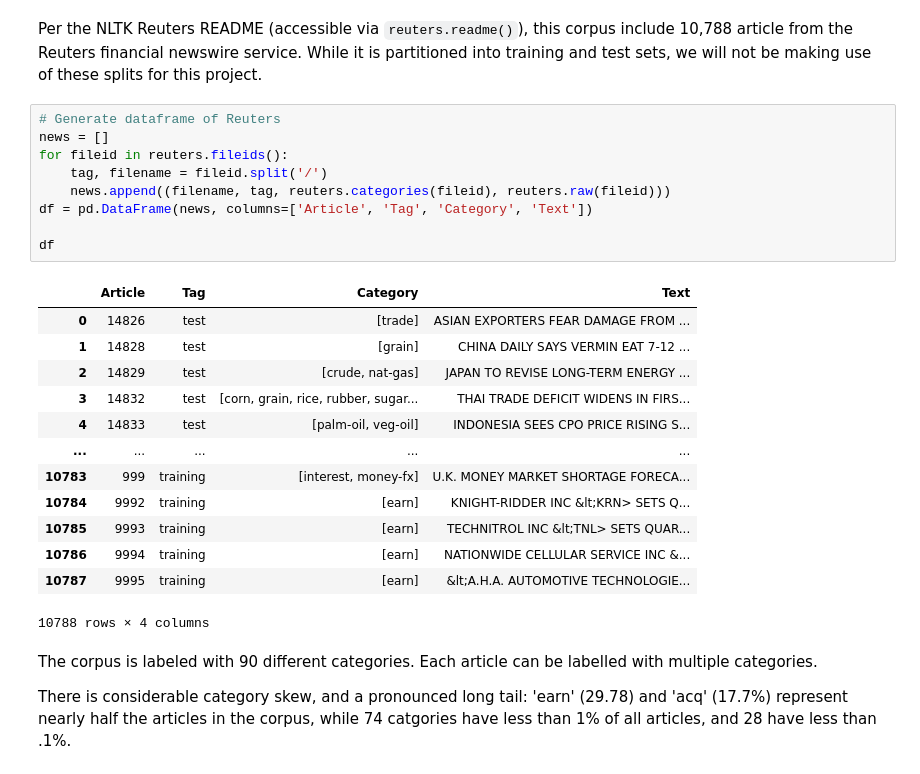
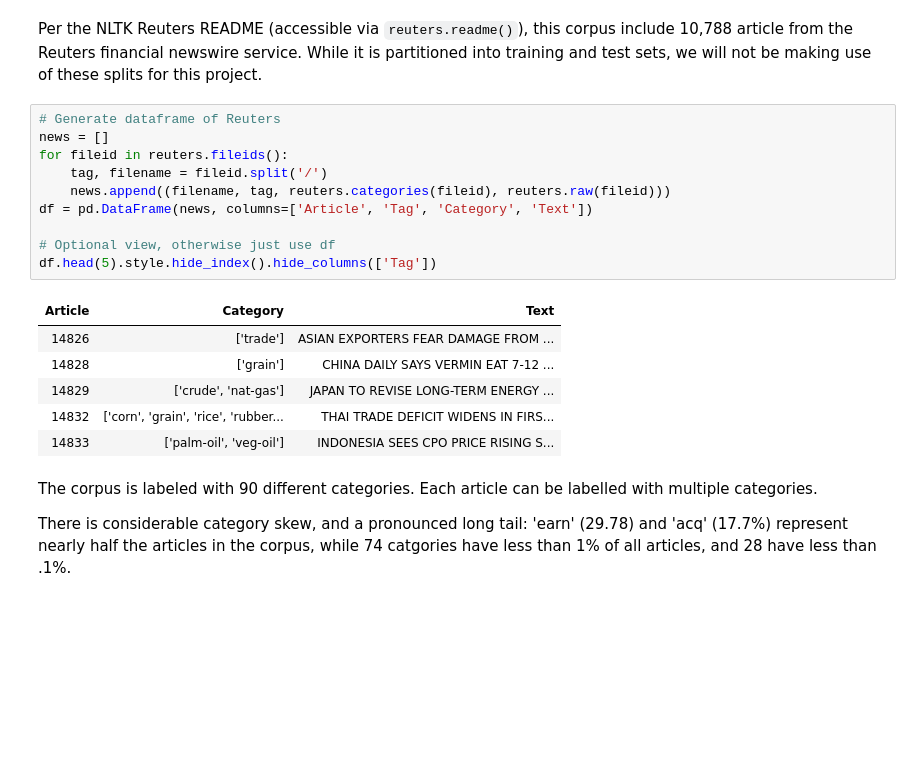
Before and after one commit to JeremyOBrien16/CUNY_DATA_620, a Jupyter notebook: ProjectFinal/data620project_final.ipynb, the cells around one changed output. Drawn from its saved outputs; the diff is of its cells as text; blank space fills up the shorter version.

```diff
--- a/ProjectFinal/data620project_final.ipynb
+++ b/ProjectFinal/data620project_final.ipynb
@@ -62,26 +62,20 @@ Per the NLTK Reuters README (accessible via `reuters.readme()`), this corpus inc
 # %%
 # Generate dataframe of Reuters
 news = []
 for fileid in reuters.fileids():
     tag, filename = fileid.split('/')
     news.append((filename, tag, reuters.categories(fileid), reuters.raw(fileid)))
 df = pd.DataFrame(news, columns=['Article', 'Tag', 'Category', 'Text'])
 
-df
+# Optional view, otherwise just use df
+df.head(5).style.hide_index().hide_columns(['Tag'])
 # %% [output]
-|  | Article | Tag | Category | Text |
-| 0 | 14826 | test | [trade] | ASIAN EXPORTERS FEAR DAMAGE FROM ... |
-| 1 | 14828 | test | [grain] | CHINA DAILY SAYS VERMIN EAT 7-12 ... |
-| 2 | 14829 | test | [crude, nat-gas] | JAPAN TO REVISE LONG-TERM ENERGY ... |
-| 3 | 14832 | test | [corn, grain, rice, rubber, sugar... | THAI TRADE DEFICIT WIDENS IN FIRS... |
-| 4 | 14833 | test | [palm-oil, veg-oil] | INDONESIA SEES CPO PRICE RISING S... |
-| ... | ... | ... | ... | ... |
-| 10783 | 999 | training | [interest, money-fx] | U.K. MONEY MARKET SHORTAGE FORECA... |
-| 10784 | 9992 | training | [earn] | KNIGHT-RIDDER INC &lt;KRN> SETS Q... |
-| 10785 | 9993 | training | [earn] | TECHNITROL INC &lt;TNL> SETS QUAR... |
-| 10786 | 9994 | training | [earn] | NATIONWIDE CELLULAR SERVICE INC &... |
-| 10787 | 9995 | training | [earn] | &lt;A.H.A. AUTOMOTIVE TECHNOLOGIE... |
+| Article | Category | Text |
+| 14826 | ['trade'] | ASIAN EXPORTERS FEAR DAMAGE FROM ... |
+| 14828 | ['grain'] | CHINA DAILY SAYS VERMIN EAT 7-12 ... |
+| 14829 | ['crude', 'nat-gas'] | JAPAN TO REVISE LONG-TERM ENERGY ... |
+| 14832 | ['corn', 'grain', 'rice', 'rubber... | THAI TRADE DEFICIT WIDENS IN FIRS... |
+| 14833 | ['palm-oil', 'veg-oil'] | INDONESIA SEES CPO PRICE RISING S... |
-10788 rows × 4 columns
 # %% [markdown]
 The corpus is labeled with 90 different categories. Each article can be labelled with multiple categories.
 
```
Also changed, not shown: parts of 22 cells of this notebook.
